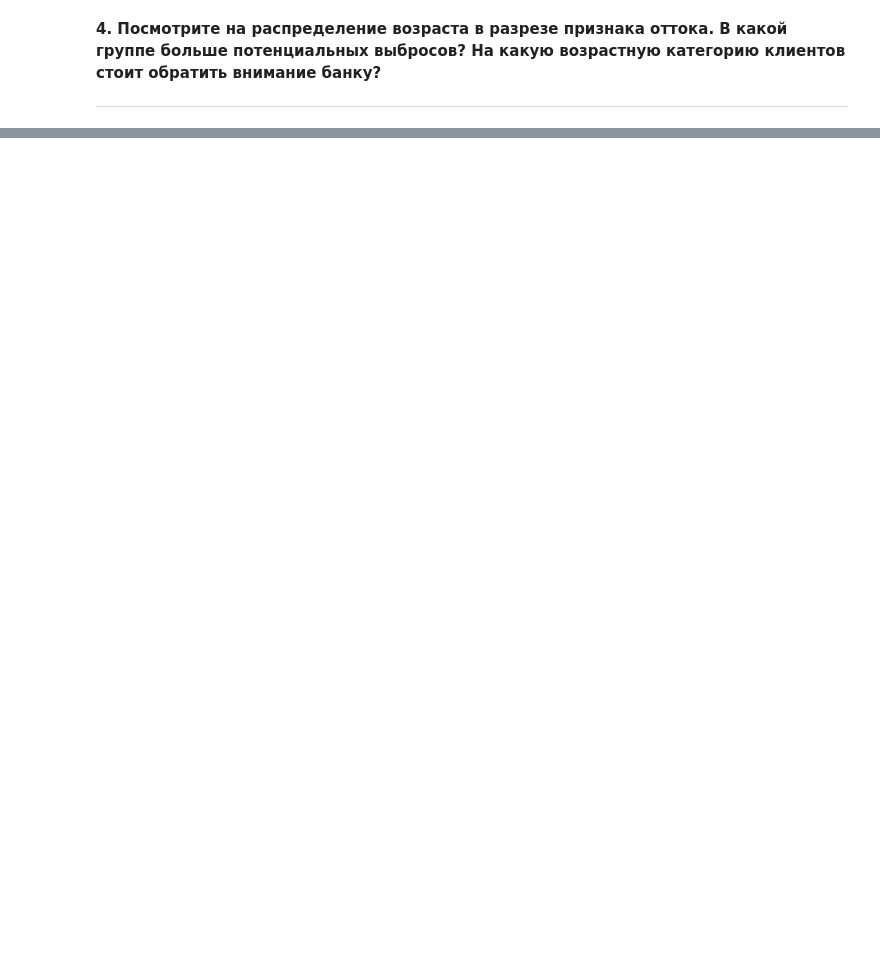
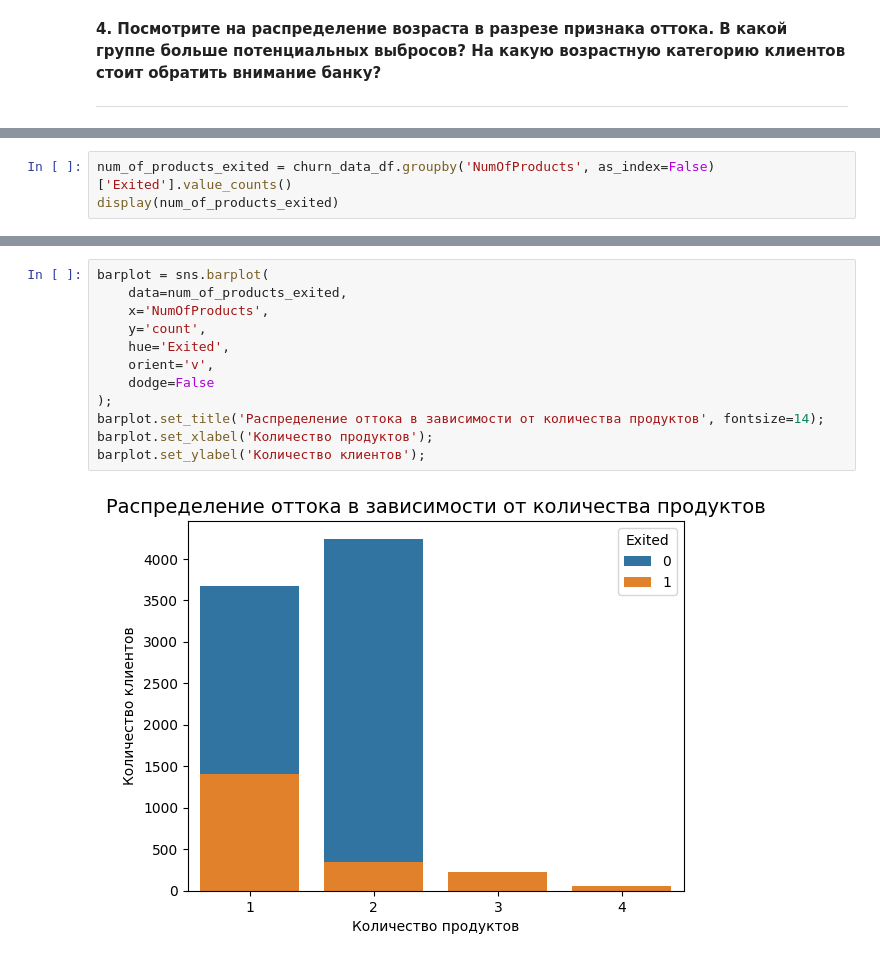
Before and after one commit to Tatpraded/DS_1017_Praded, a Jupyter notebook: Визуализация_постороение_графиков_Банк/churn.ipynb, the cells around one changed output, grey strips where cells are left out. Cells and saved outputs as stored; diff of their text form; blank space fills up the shorter version.

```diff
--- a/Визуализация_постороение_графиков_Банк/churn.ipynb
+++ b/Визуализация_постороение_графиков_Банк/churn.ipynb
@@ -208,0 +258,3 @@ fig2.show()
+# %%
+num_of_products_exited = churn_data_df.groupby('NumOfProducts', as_index=False)['Exited'].value_counts()
+display(num_of_products_exited)
@@ -208,0 +270,14 @@ fig2.show()
+# %%
+barplot = sns.barplot(
+    data=num_of_products_exited,
+    x='NumOfProducts',
+    y='count',
+    hue='Exited',
+    orient='v',
+    dodge=False
+);
+barplot.set_title('Распределение оттока в зависимости от количества продуктов', fontsize=14);
+barplot.set_xlabel('Количество продуктов');
+barplot.set_ylabel('Количество клиентов');
+# %% [output]
+[figure, added]
```
Also changed, not shown: parts of 25 cells of this notebook.
